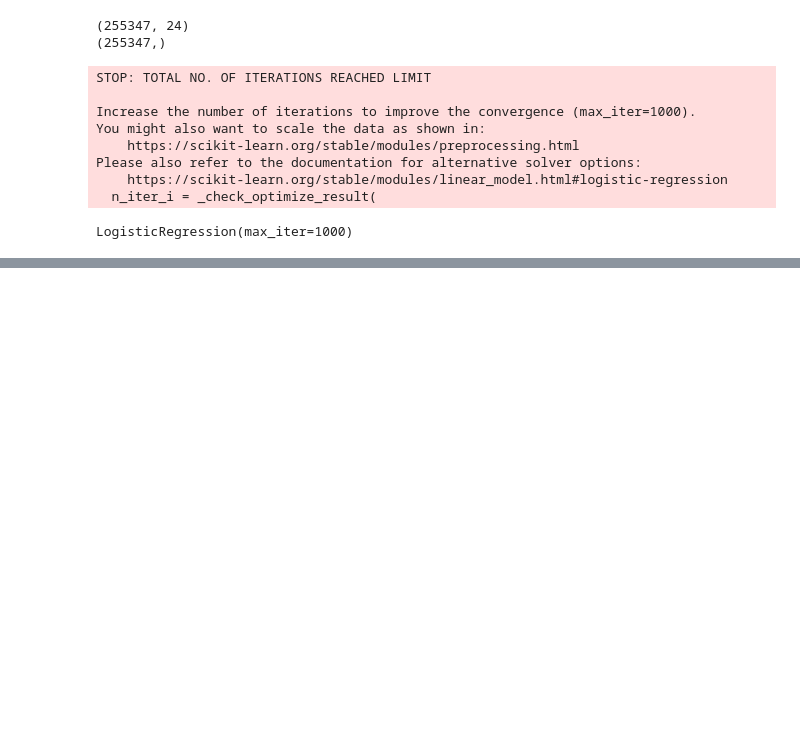
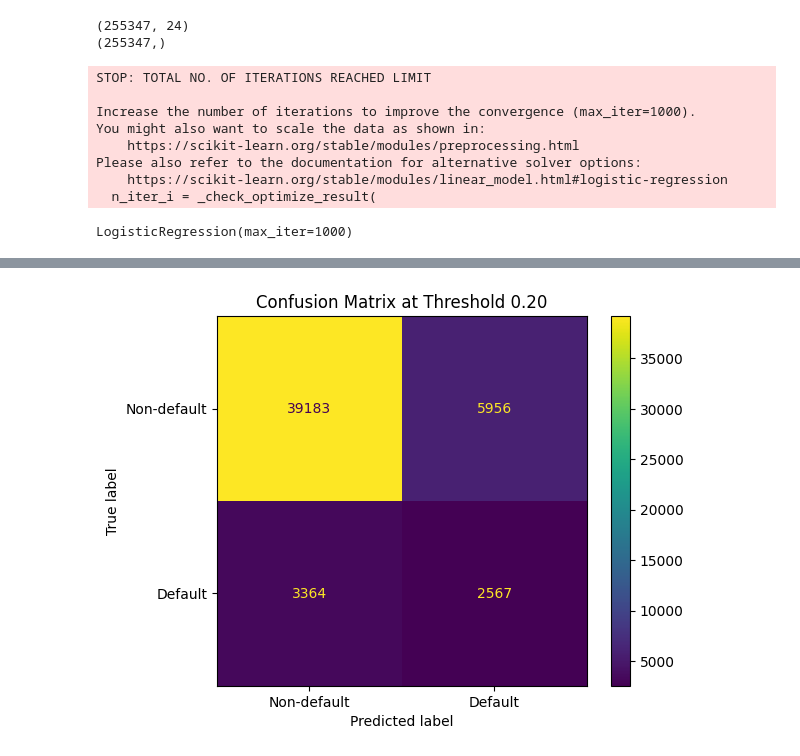
Before and after one commit to srikard727/loan-defaulter, a Jupyter notebook: Untitled.ipynb, the cells around one changed output, grey strips where cells are left out. Saved outputs shown, nothing was run; the diff lists cells and outputs as text; code cells hidden in the pictures; blank space fills up the shorter version.

Commit message:
Finished training with logistic regression

```diff
--- a/Untitled.ipynb
+++ b/Untitled.ipynb
@@ -238,3 +238,15 @@ Please also refer to the documentation for alternative solver options:
     https://scikit-learn.org/stable/modules/linear_model.html#logistic-regression
   n_iter_i = _check_optimize_result(
 LogisticRegression(max_iter=1000)
+# %%
+# Columns has many different ranges, so the use of scaling puts them in a comparable scale
+from sklearn.preprocessing import StandardScaler
+from sklearn.linear_model import LogisticRegression
+from sklearn.pipeline import Pipeline
+
+model = Pipeline([
+    ("scaler", StandardScaler()),
+    ("logreg", LogisticRegression(max_iter=1000))
+])
+
+model.fit(X_train, y_train)
@@ -240,0 +352,19 @@ LogisticRegression(max_iter=1000)
+# %%
+from sklearn.metrics import ConfusionMatrixDisplay, confusion_matrix
+import matplotlib.pyplot as plt
+
+threshold = 0.20
+y_pred_020 = (y_proba >= threshold).astype(int)
+
+cm = confusion_matrix(y_test, y_pred_020)
+
+disp = ConfusionMatrixDisplay(
+    confusion_matrix=cm,
+    display_labels=["Non-default", "Default"]
+)
+
+disp.plot()
+plt.title("Confusion Matrix at Threshold 0.20")
+plt.show()
+# %% [output]
+[figure, added]
```
Also changed, not shown: parts of 8 cells of this notebook.
